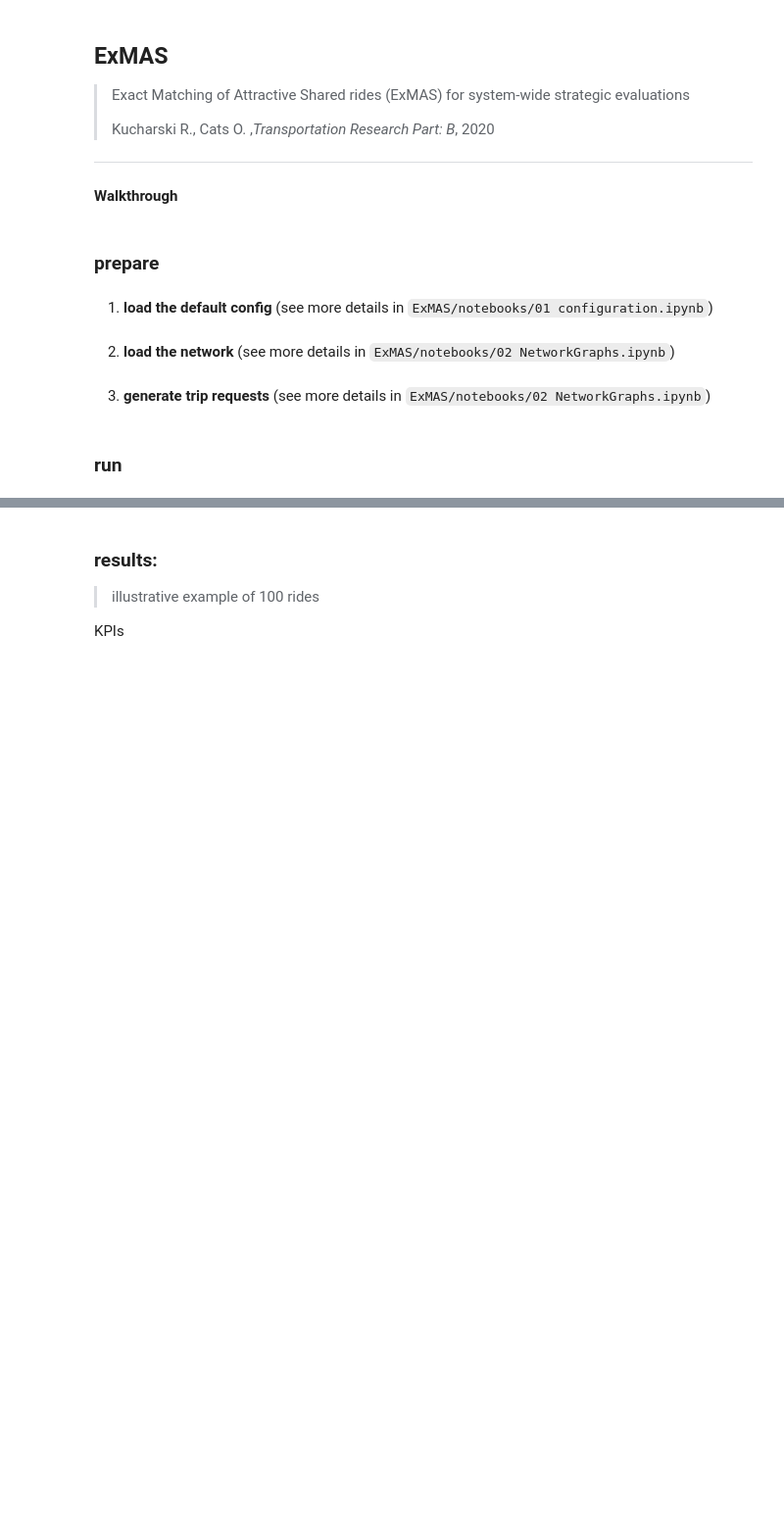
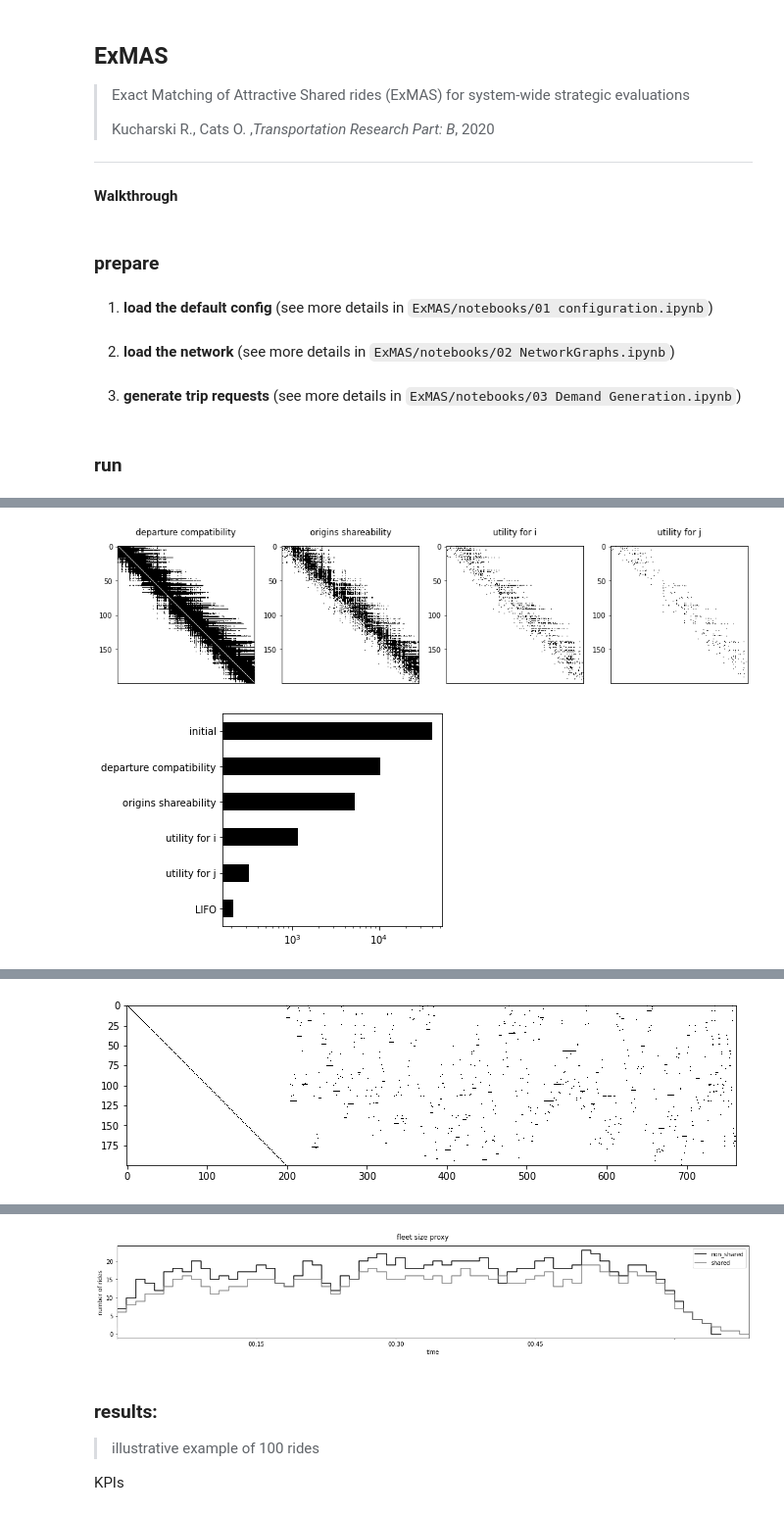
Before and after one commit to RafalKucharskiPK/ExMAS, a Jupyter notebook: notebooks/ExMAS.ipynb, the cells around one changed output, grey strips where cells are left out. Shown at 98% size. Cells and saved outputs as stored; diff of their text form; code cells hidden in the pictures; blank space fills up the shorter version.

```diff
--- a/notebooks/ExMAS.ipynb
+++ b/notebooks/ExMAS.ipynb
@@ -26,5 +26,5 @@ params = ExMAS_utils.get_config('data/configs/default.json') # load the default
 # %%
 inData = ExMAS_utils.load_G(inData, params, stats=True)  # download the graph
 # %% [markdown]
-3. __generate trip requests__ (see more details in `ExMAS/notebooks/02 NetworkGraphs.ipynb`)
+3. __generate trip requests__ (see more details in `ExMAS/notebooks/03 Demand Generation.ipynb`)
 # %%
@@ -32,5 +32,5 @@ inData = ExMAS_utils.generate_demand(inData, params, avg_speed=False)
 # %% [markdown]
 ### run
 # %%
-inData = ExMAS.main(inData, params)
+inData = ExMAS.main(inData, params, plot = True)
 # %% [output]
@@ -53,0 +46,2 @@ reduced by matching to:               53,670
+[figure, added]
+[figure, added]
@@ -53,0 +57 @@ reduced by matching to:               53,670
+[figure, added]
@@ -54,3 +63,4 @@ reduced by matching to:               53,670
+[figure, added]
 # %% [markdown]
 ### results:
 > illustrative example of 100 rides
```
Also changed, not shown: parts of 6 cells of this notebook, 10 other files.
